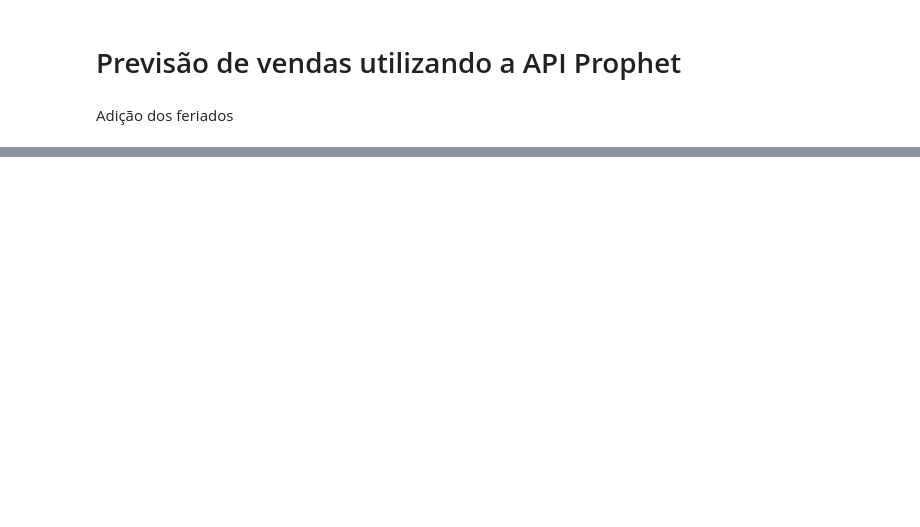
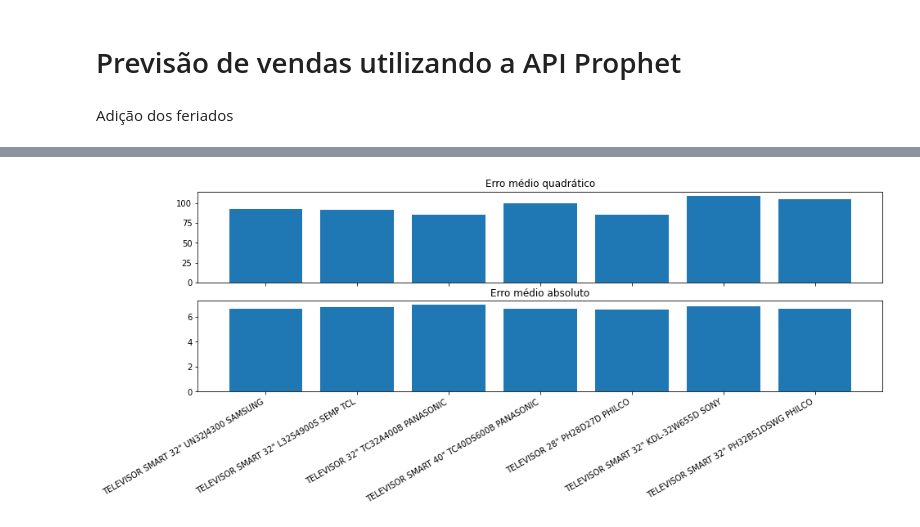
Before and after one commit to LuyzaDomingos/PrevisaoVendasFinalVersion, a Jupyter notebook: previsao/Televisores.ipynb, the cells around one changed output, grey strips where cells are left out. Saved outputs shown, nothing was run; the diff lists cells and outputs as text; code cells hidden in the pictures; blank space fills up the shorter version.

```diff
--- a/previsao/Televisores.ipynb
+++ b/previsao/Televisores.ipynb
@@ -316,0 +319,32 @@ O modelo previsto não conseguiu previr muito bem as vendas observadas.
+# %%
+dfm = df.resample('M').sum()
+
+forecastsm = []
+for product in products:
+    ph = Prophet(daily_seasonality=False, growth='flat', yearly_seasonality=8, weekly_seasonality=False)
+    ph.fit(createProphetDataFrame(product, dfm)[:size_train(dfm)])
+
+    future = ph.make_future_dataframe(periods=size_test(dfm), freq='M')
+    forecastsm.append(ph.predict(future))
+# %%
+msem = []
+madm = []
+
+for forecast in forecastsm:
+    i = 0
+    msem.append(mean_squared_error(dfm[products[i]][size_train(dfm):], forecast['yhat'][size_train(dfm):]))
+    madm.append(mean_absolute_error(dfm[products[i]][size_train(dfm):], forecast['yhat'][size_train(dfm):]))
+    i += 1
+
+fig, (ax1, ax2) = plt.subplots(2, 1, figsize=(15, 5))
+
+ax1.bar(height=msem, x=products)
+ax1.title.set_text('Erro médio quadrático')
+
+ax2.bar(height=madm, x=products)
+ax2.title.set_text('Erro médio absoluto')
+
+fig.autofmt_xdate()
+plt.show()
+# %% [output]
+[figure, added]
```
Also changed, not shown: parts of 29 cells of this notebook, 1 other file.
